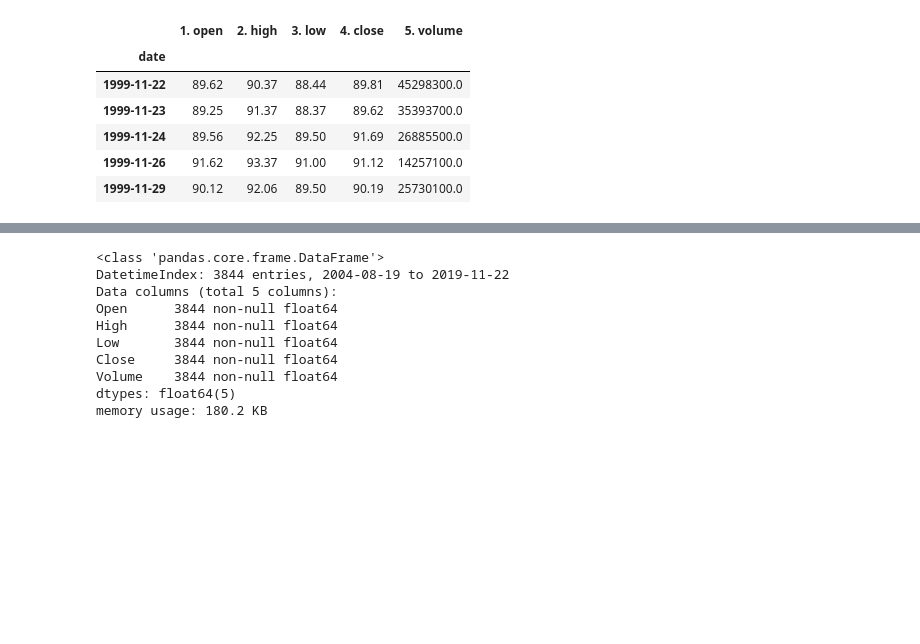
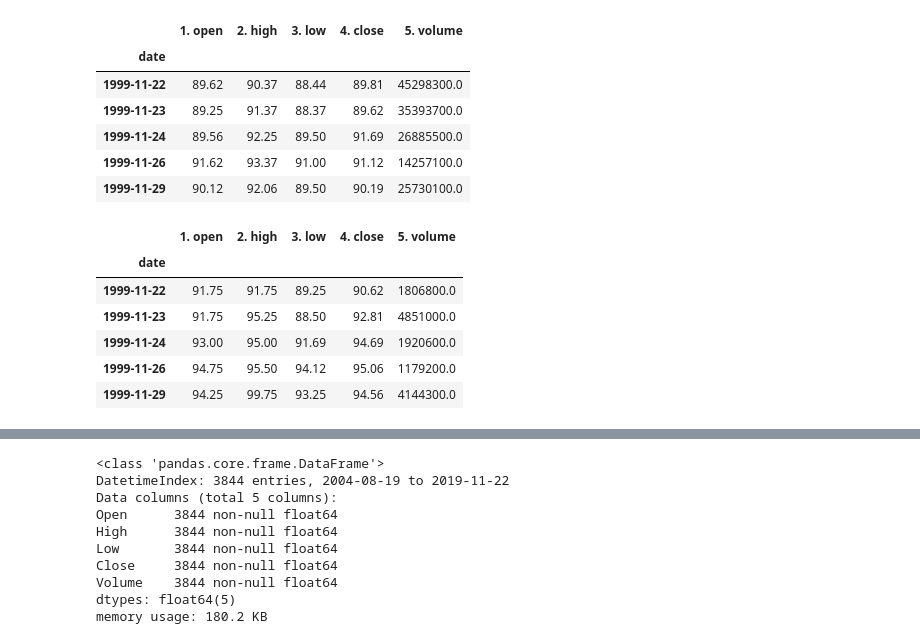
Before and after one commit to gaurangdavda/InvestoBot, a Jupyter notebook: Training/portfolio_optimization_using_alpha_vantage.ipynb, the cells around one changed output, grey strips where cells are left out. Cells and saved outputs as stored; diff of their text form; code cells hidden in the pictures; blank space fills up the shorter version.

```diff
--- a/Training/portfolio_optimization_using_alpha_vantage.ipynb
+++ b/Training/portfolio_optimization_using_alpha_vantage.ipynb
@@ -44,3 +42,13 @@ msft.head()
 | 1999-11-24 | 89.56 | 92.25 | 89.50 | 91.69 | 26885500.0 |
 | 1999-11-26 | 91.62 | 93.37 | 91.00 | 91.12 | 14257100.0 |
 | 1999-11-29 | 90.12 | 92.06 | 89.50 | 90.19 | 25730100.0 |
+# %%
+aapl.head()
+# %% [output]
+|  | 1. open | 2. high | 3. low | 4. close | 5. volume |
+| date |  |  |  |  |  |
+| 1999-11-22 | 91.75 | 91.75 | 89.25 | 90.62 | 1806800.0 |
+| 1999-11-23 | 91.75 | 95.25 | 88.50 | 92.81 | 4851000.0 |
+| 1999-11-24 | 93.00 | 95.00 | 91.69 | 94.69 | 1920600.0 |
+| 1999-11-26 | 94.75 | 95.50 | 94.12 | 95.06 | 1179200.0 |
+| 1999-11-29 | 94.25 | 99.75 | 93.25 | 94.56 | 4144300.0 |
```
Also changed, not shown: parts of 14 cells of this notebook.
